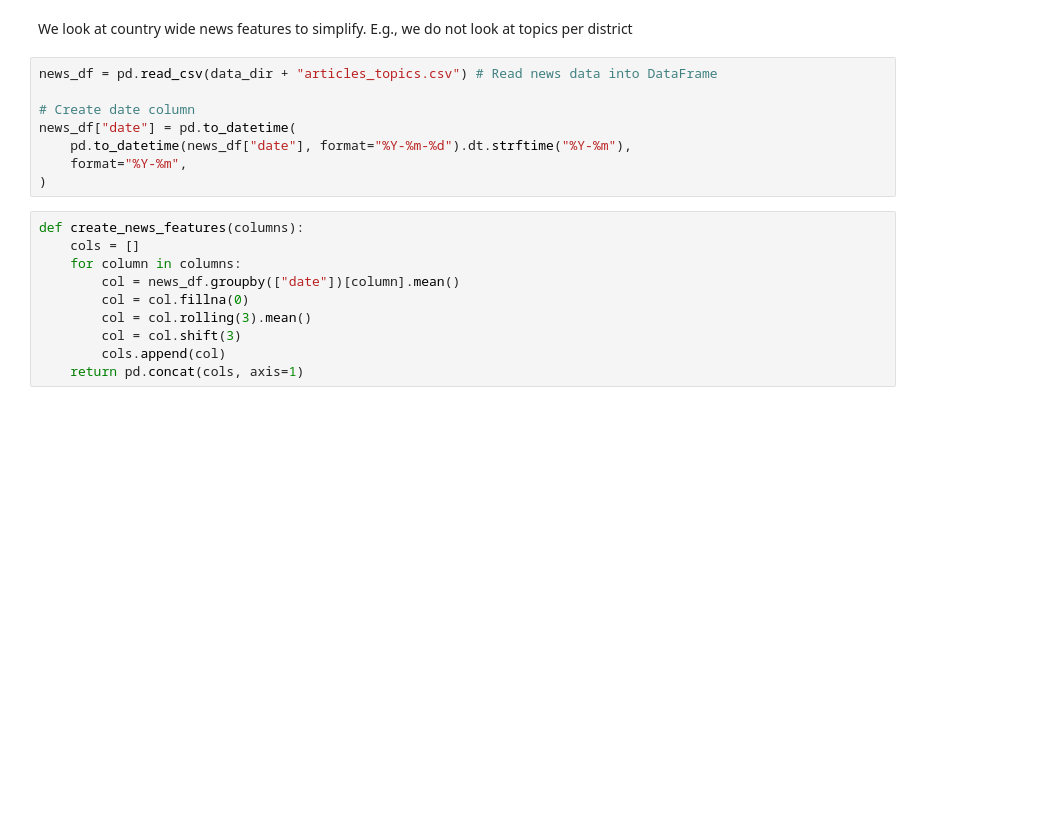
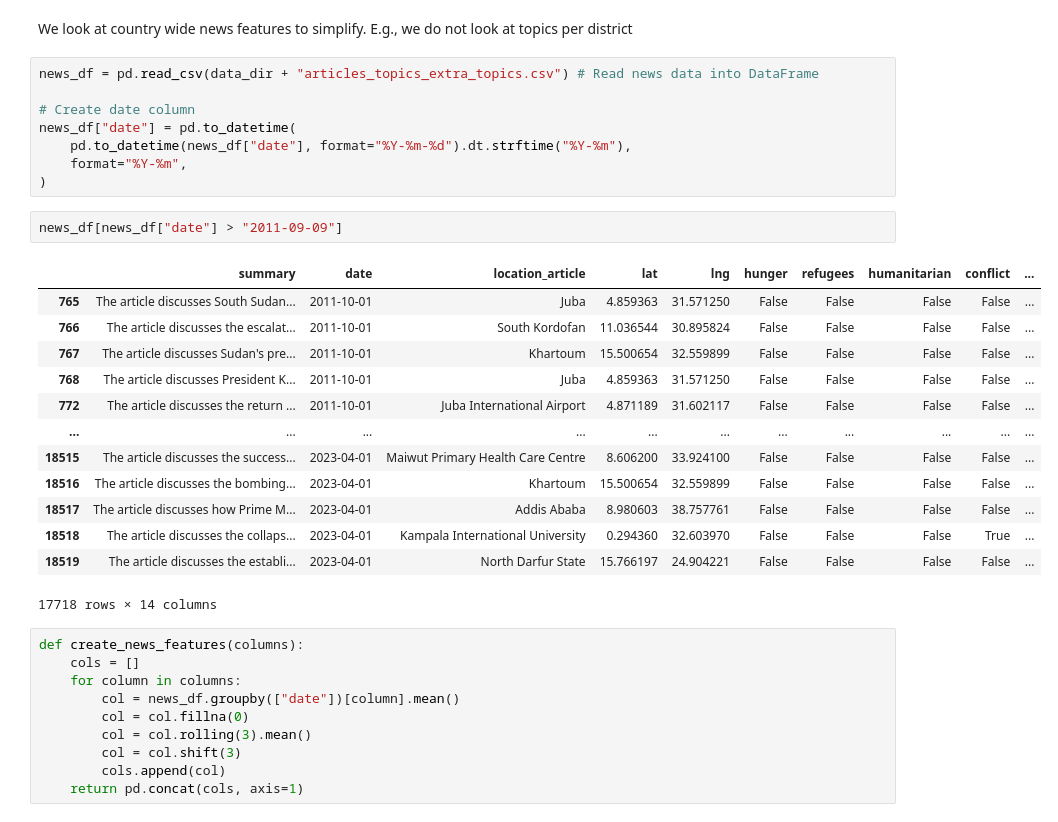
Before and after one commit to jdobladez/JBG060-group9, a Jupyter notebook: RandomForestClassifier.ipynb, the cells around one changed output. Saved outputs shown, nothing was run; the diff lists cells and outputs as text; blank space fills up the shorter version.

```diff
--- a/RandomForestClassifier.ipynb
+++ b/RandomForestClassifier.ipynb
@@ -129,13 +130,29 @@ df = df.iloc[df['ipc'].notnull().argmax():].copy() # Drop rows until first notna
 # %% [markdown]
 We look at country wide news features to simplify. E.g., we do not look at topics per district
 # %%
-news_df = pd.read_csv(data_dir + "articles_topics.csv") # Read news data into DataFrame
+news_df = pd.read_csv(data_dir + "articles_topics_extra_topics.csv") # Read news data into DataFrame
 
 # Create date column
 news_df["date"] = pd.to_datetime(
     pd.to_datetime(news_df["date"], format="%Y-%m-%d").dt.strftime("%Y-%m"),
     format="%Y-%m",
 )
+# %%
+news_df[news_df["date"] > "2011-09-09"]
+# %% [output]
+|  | summary | date | location_article | lat | lng | hunger | refugees | humanitarian | conflict | ... |
+| 765 | The article discusses South Sudan... | 2011-10-01 | Juba | 4.859363 | 31.571250 | False | False | False | False | ... |
+| 766 | The article discusses the escalat... | 2011-10-01 | South Kordofan | 11.036544 | 30.895824 | False | False | False | False | ... |
+| 767 | The article discusses Sudan's pre... | 2011-10-01 | Khartoum | 15.500654 | 32.559899 | False | False | False | False | ... |
+| 768 | The article discusses President K... | 2011-10-01 | Juba | 4.859363 | 31.571250 | False | False | False | False | ... |
+| 772 | The article discusses the return ... | 2011-10-01 | Juba International Airport | 4.871189 | 31.602117 | False | False | False | False | ... |
+| ... | ... | ... | ... | ... | ... | ... | ... | ... | ... | ... |
+| 18515 | The article discusses the success... | 2023-04-01 | Maiwut Primary Health Care Centre | 8.606200 | 33.924100 | False | False | False | False | ... |
+| 18516 | The article discusses the bombing... | 2023-04-01 | Khartoum | 15.500654 | 32.559899 | False | False | False | False | ... |
+| 18517 | The article discusses how Prime M... | 2023-04-01 | Addis Ababa | 8.980603 | 38.757761 | False | False | False | False | ... |
+| 18518 | The article discusses the collaps... | 2023-04-01 | Kampala International University | 0.294360 | 32.603970 | False | False | False | True | ... |
+| 18519 | The article discusses the establi... | 2023-04-01 | North Darfur State | 15.766197 | 24.904221 | False | False | False | False | ... |
+17718 rows × 14 columns
 # %%
 def create_news_features(columns):
     cols = []
```
Also changed, not shown: parts of 15 cells of this notebook, 4 other files.
